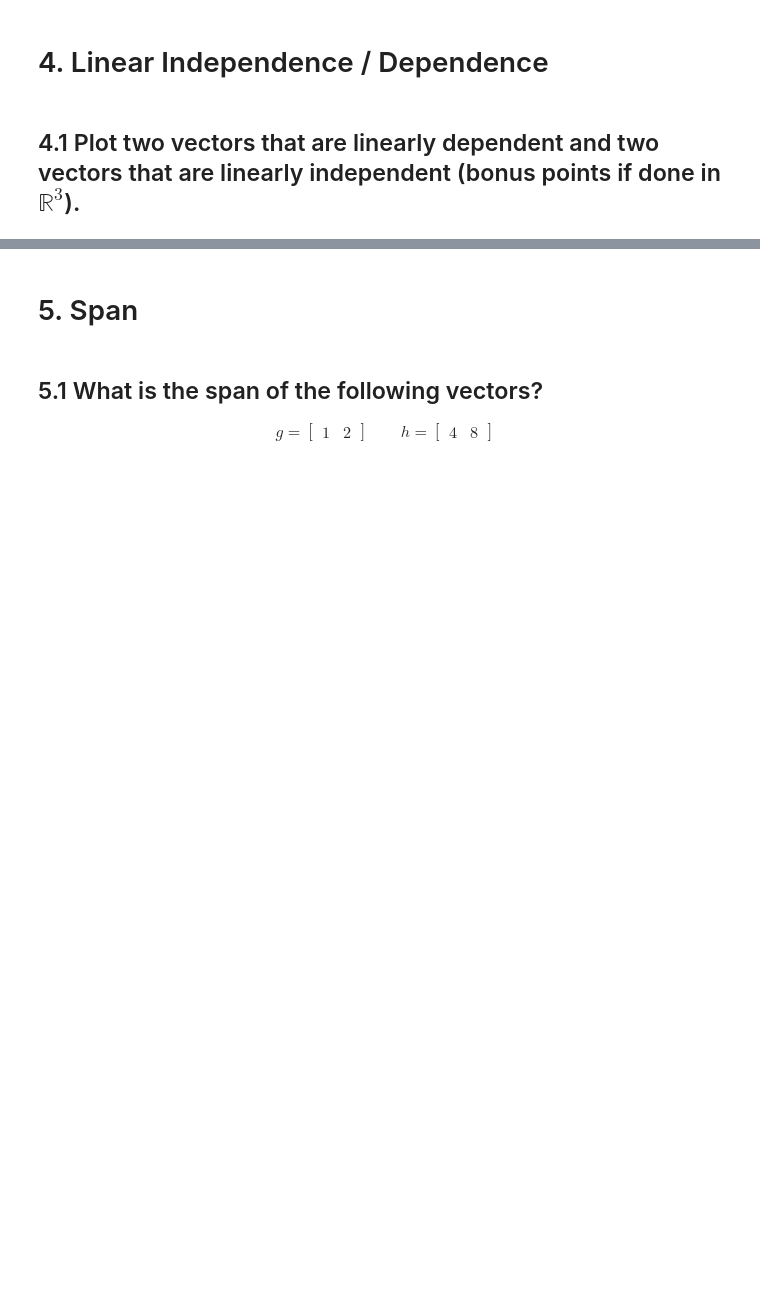
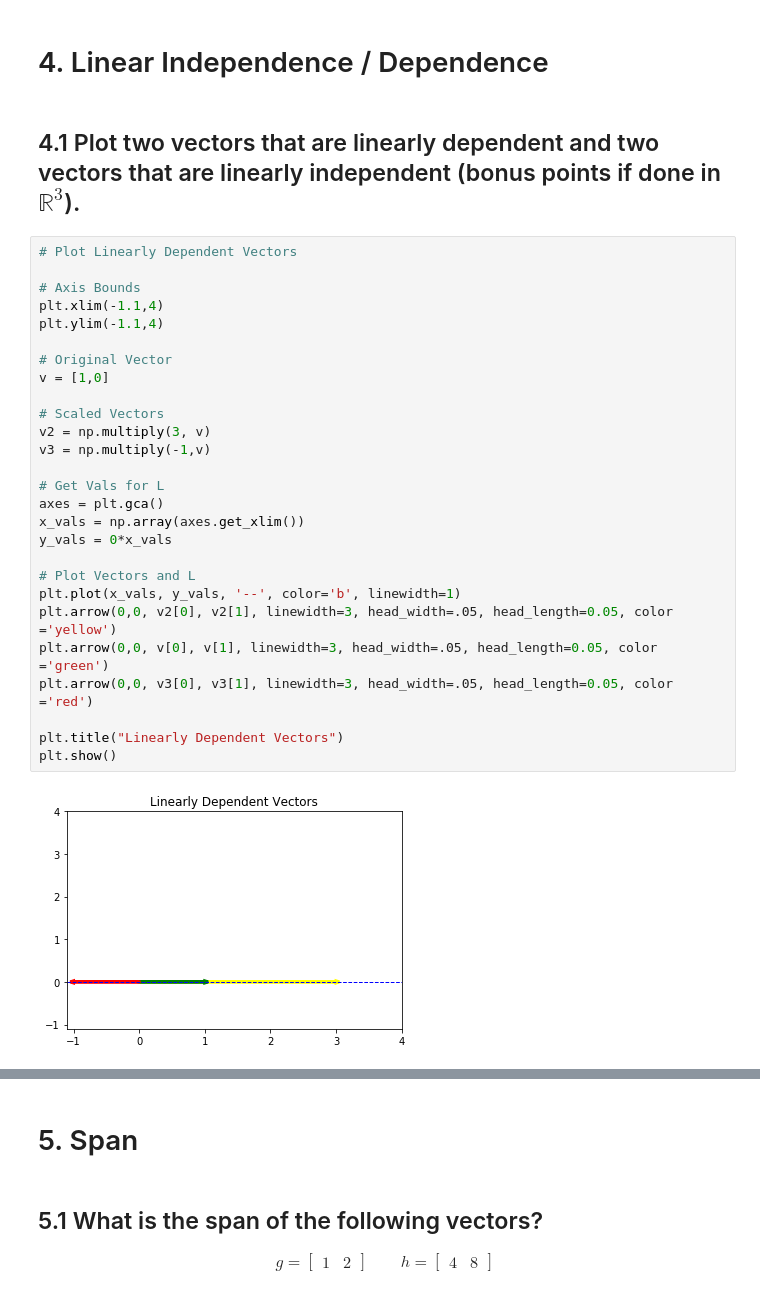
Before and after one commit to Bhavani-Rajan/DS-Unit-1-Sprint-4-Linear-Algebra, a Jupyter notebook: module2-intermediate-linear-algebra/Intermediate_Linear_Algebra_Assignment.ipynb, the cells around one changed output, grey strips where cells are left out. Saved outputs shown, nothing was run; the diff lists cells and outputs as text; blank space fills up the shorter version.

```diff
--- a/module2-intermediate-linear-algebra/Intermediate_Linear_Algebra_Assignment.ipynb
+++ b/module2-intermediate-linear-algebra/Intermediate_Linear_Algebra_Assignment.ipynb
@@ -94,3 +296,32 @@ f = \begin{bmatrix} 4 & 12 & 11 & 9 & 2 \end{bmatrix}
 # 4. Linear Independence / Dependence
 # %% [markdown]
 ## 4.1 Plot two vectors that are linearly dependent and two vectors that are linearly independent (bonus points if done in $\mathbb{R}^3$).
+# %%
+# Plot Linearly Dependent Vectors
+
+# Axis Bounds
+plt.xlim(-1.1,4)
+plt.ylim(-1.1,4)
+
+# Original Vector
+v = [1,0]
+
+# Scaled Vectors
+v2 = np.multiply(3, v)
+v3 = np.multiply(-1,v)
+
+# Get Vals for L
+axes = plt.gca()
+x_vals = np.array(axes.get_xlim())
+y_vals = 0*x_vals
+
+# Plot Vectors and L
+plt.plot(x_vals, y_vals, '--', color='b', linewidth=1)
+plt.arrow(0,0, v2[0], v2[1], linewidth=3, head_width=.05, head_length=0.05, color ='yellow')
+plt.arrow(0,0, v[0], v[1], linewidth=3, head_width=.05, head_length=0.05, color ='green')
+plt.arrow(0,0, v3[0], v3[1], linewidth=3, head_width=.05, head_length=0.05, color ='red')
+
+plt.title("Linearly Dependent Vectors")
+plt.show()
+# %% [output]
+[figure, added]
```
Also changed, not shown: parts of 35 cells of this notebook.
